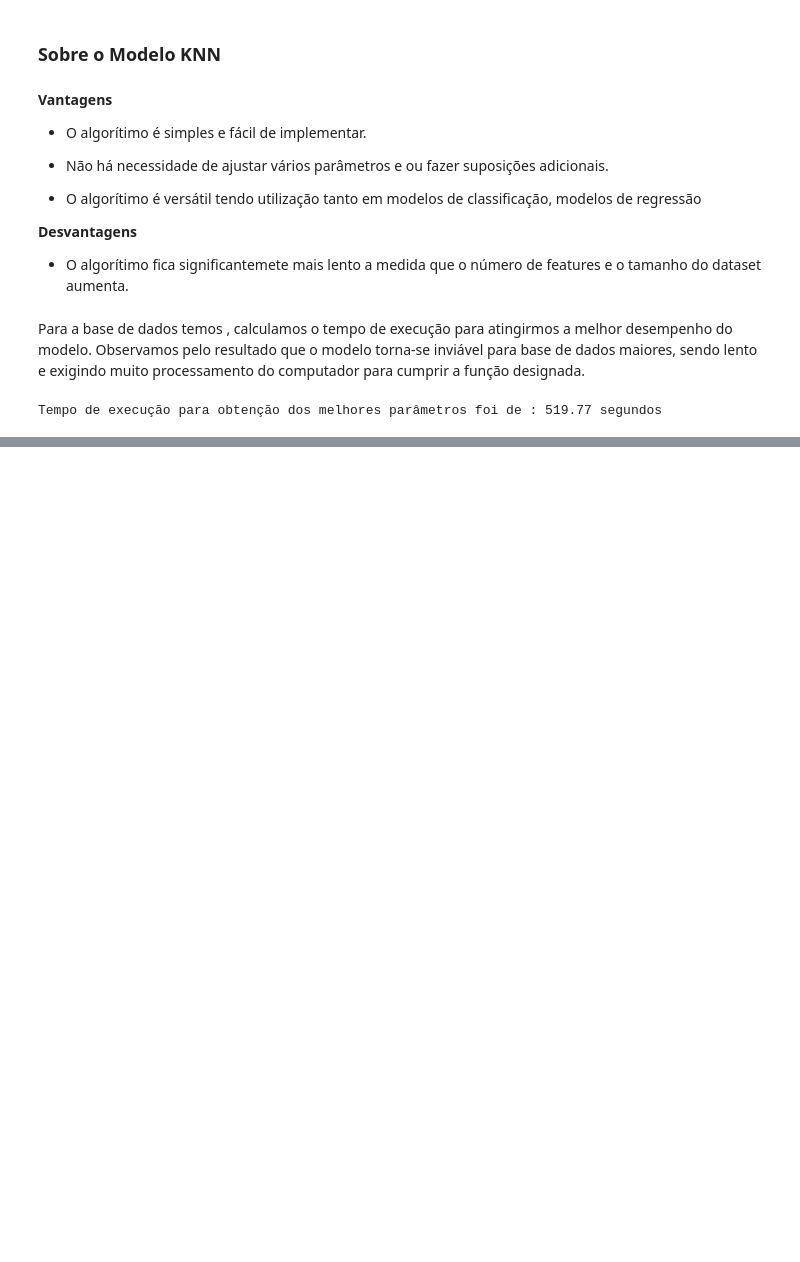
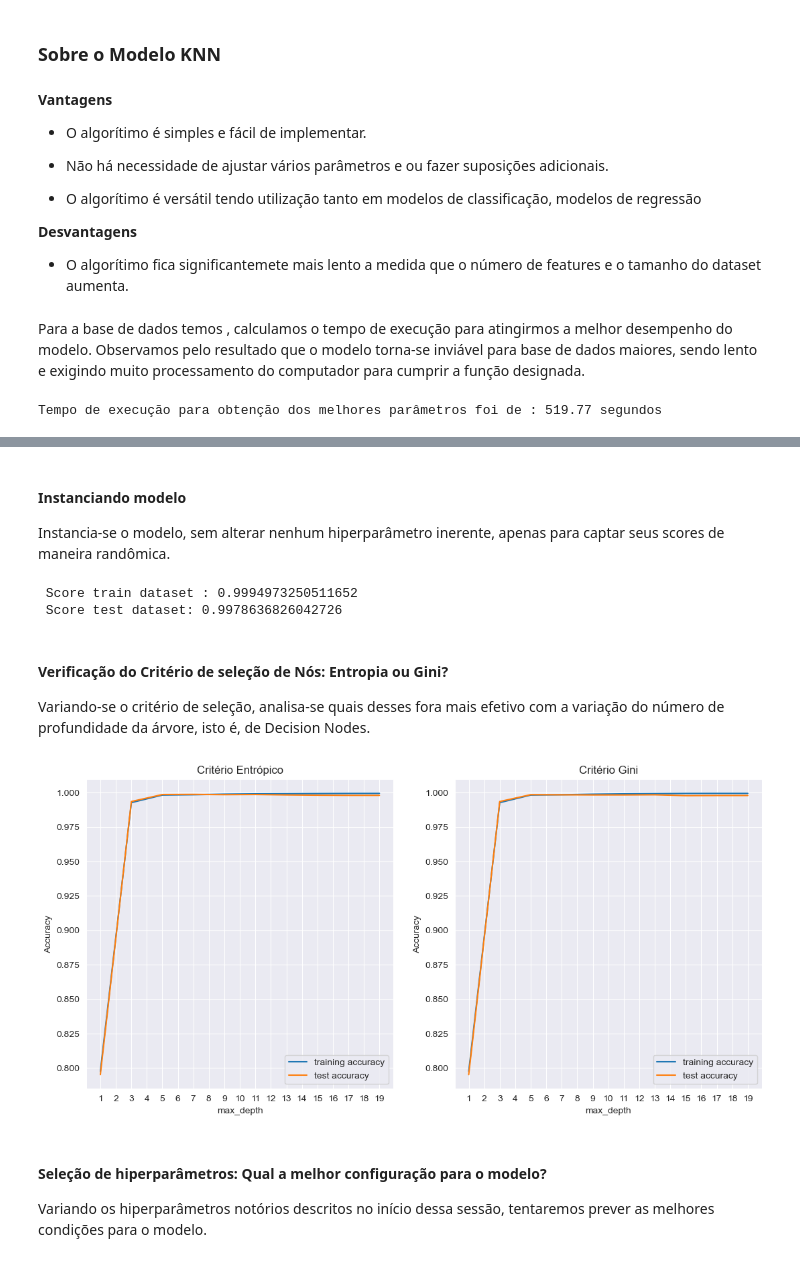
Before and after one commit to leticiacb1/Aviation_Accident_Analysis, a Jupyter notebook: Firewall_Project_Cdados2.ipynb, the cells around one changed output, grey strips where cells are left out. Drawn from its saved outputs; the diff is of its cells as text; code cells hidden in the pictures; blank space fills up the shorter version.

Commit message:
Finalizando Decision Tree

```diff
--- a/Firewall_Project_Cdados2.ipynb
+++ b/Firewall_Project_Cdados2.ipynb
@@ -1442,0 +1665,74 @@ Tempo de execução para obtenção dos melhores parâmetros foi de : 519.77 seg
+# %% [markdown]
+#### Instanciando modelo
+
+Instancia-se o modelo, sem alterar nenhum hiperparâmetro inerente, apenas para captar seus scores de maneira randômica.
+# %%
+# Instanciando o modelo sem settar nenhum hiperparâmetro
+tree= DecisionTreeClassifier().fit(X_train,y_train)
+
+score_train_tree = tree.score(X_train, y_train)
+score_test_tree = tree.score(X_test, y_test)
+
+print(f" Score train dataset : {score_train_tree}\n Score test dataset: {score_test_tree}")
+# %% [output]
+ Score train dataset : 0.9994973250511652
+ Score test dataset: 0.9978636826042726
+# %% [markdown]
+#### Verificação do Critério de seleção de Nós: Entropia ou Gini?
+
+Variando-se o critério de seleção, analisa-se quais desses fora mais efetivo com a variação do número de profundidade da árvore, isto é, de Decision Nodes.
+# %%
+plt.figure(figsize=(13,6))
+
+training_accuracy_entropy = []
+test_accruacy_entropy = []
+
+training_accuracy_gini = []
+test_accruacy_gini = []
+
+# Escolhendo uma faixa de neighbors :
+max_depth_settings = np.arange(1,20,2)
+
+for n in max_depth_settings:
+
+    # Construindo o modelo:
+    tree_entropy = DecisionTreeClassifier(max_depth = n,criterion='entropy')
+    tree_entropy.fit(X_train , y_train)
+
+    tree_gini = DecisionTreeClassifier(max_depth = n,criterion='gini')
+    tree_gini.fit(X_train , y_train)
+
+    # Guardando os scores
+    training_accuracy_entropy.append(tree_entropy.score(X_train , y_train))
+    test_accruacy_entropy.append(tree_entropy.score(X_test , y_test))
+
+    training_accuracy_gini.append(tree_gini.score(X_train , y_train))
+    test_accruacy_gini.append(tree_gini.score(X_test , y_test))
+
+plt.subplot(121)
+plt.title('Critério Entrópico')
+plt.plot(max_depth_settings , training_accuracy_entropy , label = 'training accuracy')
+plt.plot(max_depth_settings , test_accruacy_entropy , label = 'test accuracy')
+plt.ylabel("Accuracy")
+plt.xlabel("max_depth")
+plt.xticks(range(1,20,1))
+#plt.scatter(12,max(test_accruacy), s=80 , facecolors='None', edgecolors='black' , label='Ponto máximo')
+plt.legend()
+
+plt.subplot(122)
+plt.title('Critério Gini')
+plt.plot(max_depth_settings , training_accuracy_gini , label = 'training accuracy')
+plt.plot(max_depth_settings , test_accruacy_gini , label = 'test accuracy')
+plt.ylabel("Accuracy")
+plt.xlabel("max_depth")
+plt.xticks(range(1,20,1))
+#plt.scatter(12,max(test_accruacy), s=80 , facecolors='None', edgecolors='black' , label='Ponto máximo')
+plt.legend()
+
+plt.show()
+# %% [output]
+[figure, added]
+# %% [markdown]
+#### Seleção de hiperparâmetros: Qual a melhor configuração para o modelo?
+
+Variando os hiperparâmetros notórios descritos no início dessa sessão, tentaremos prever as melhores condições para o modelo.
```
Also changed, not shown: parts of 34 cells of this notebook, 7 other files.
